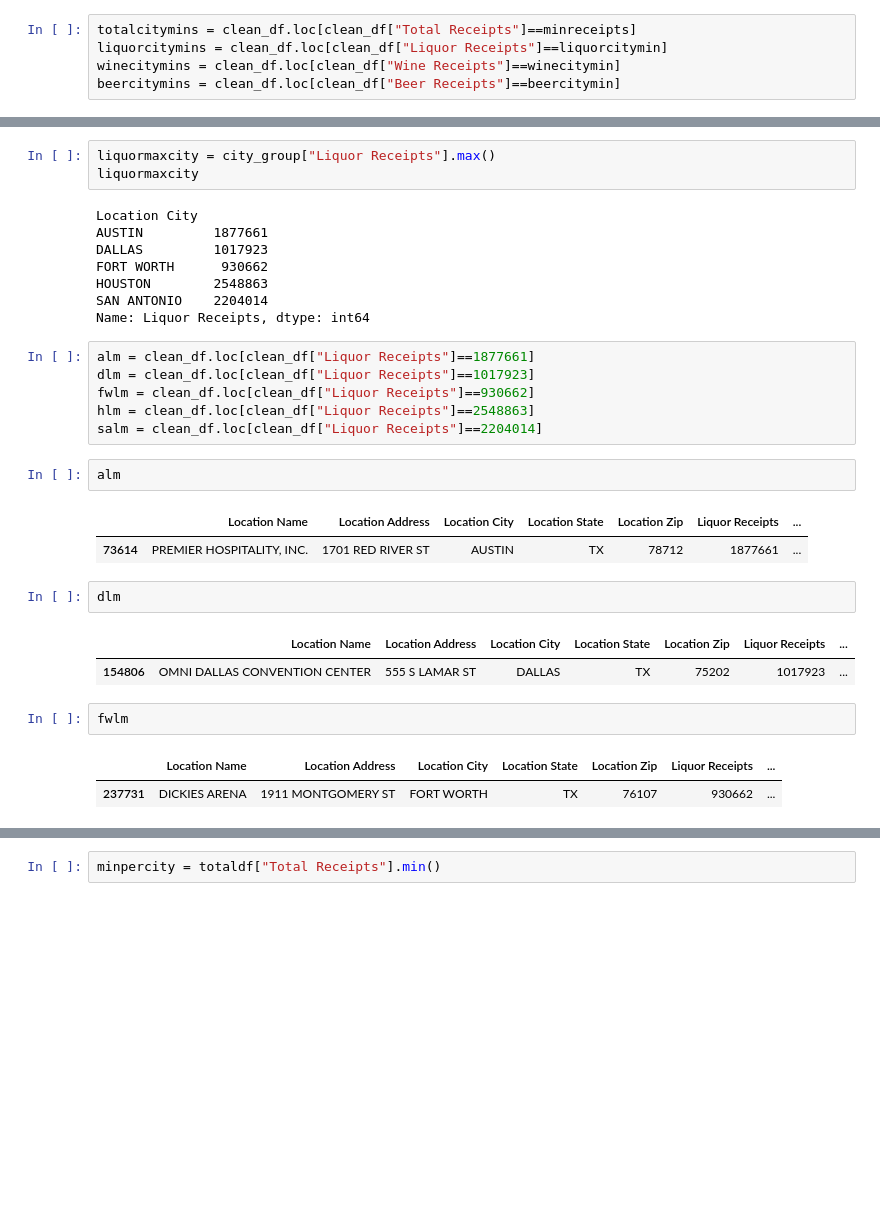
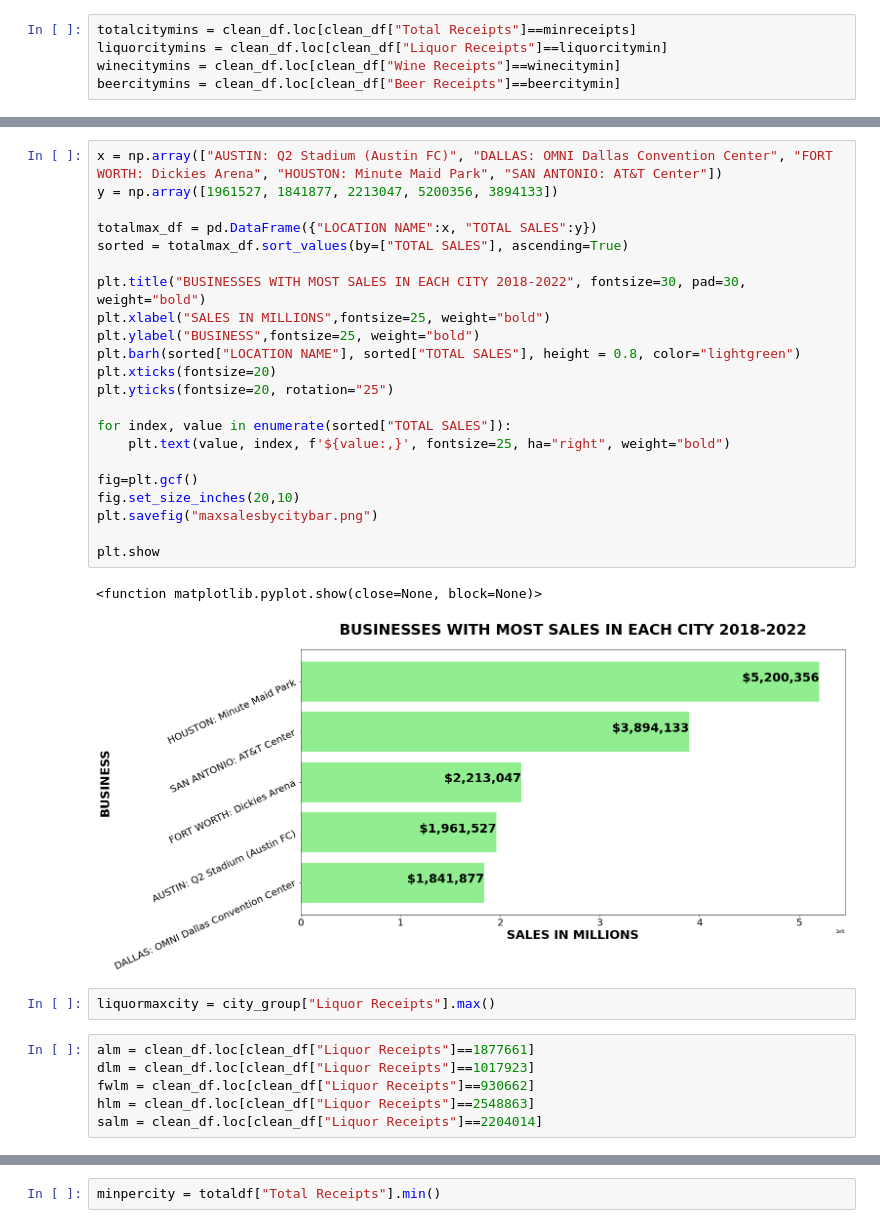
Before and after one commit to DJAMES152/project1, a Jupyter notebook: Untitled.ipynb, the cells around one changed output, grey strips where cells are left out. Saved outputs shown, nothing was run; the diff lists cells and outputs as text; blank space fills up the shorter version.

```diff
--- a/Untitled.ipynb
+++ b/Untitled.ipynb
@@ -256,32 +158,33 @@ satotalmax
+# %%
+x = np.array(["AUSTIN: Q2 Stadium (Austin FC)", "DALLAS: OMNI Dallas Convention Center", "FORT WORTH: Dickies Arena", "HOUSTON: Minute Maid Park", "SAN ANTONIO: AT&T Center"])
+y = np.array([1961527, 1841877, 2213047, 5200356, 3894133])
+
+totalmax_df = pd.DataFrame({"LOCATION NAME":x, "TOTAL SALES":y})
+sorted = totalmax_df.sort_values(by=["TOTAL SALES"], ascending=True)
+
+plt.title("BUSINESSES WITH MOST SALES IN EACH CITY 2018-2022", fontsize=30, pad=30, weight="bold")
+plt.xlabel("SALES IN MILLIONS",fontsize=25, weight="bold")
+plt.ylabel("BUSINESS",fontsize=25, weight="bold")
+plt.barh(sorted["LOCATION NAME"], sorted["TOTAL SALES"], height = 0.8, color="lightgreen")
+plt.xticks(fontsize=20)
+plt.yticks(fontsize=20, rotation="25")
+
+for index, value in enumerate(sorted["TOTAL SALES"]):
+    plt.text(value, index, f'${value:,}', fontsize=25, ha="right", weight="bold")
+
+fig=plt.gcf()
+fig.set_size_inches(20,10)
+plt.savefig("maxsalesbycitybar.png")
+
+plt.show
+# %% [output]
+<function matplotlib.pyplot.show(close=None, block=None)>
+[figure, added]
 # %%
 liquormaxcity = city_group["Liquor Receipts"].max()
-liquormaxcity
-# %% [output]
-Location City
-AUSTIN         1877661
-DALLAS         1017923
-FORT WORTH      930662
-HOUSTON        2548863
-SAN ANTONIO    2204014
-Name: Liquor Receipts, dtype: int64
 # %%
 alm = clean_df.loc[clean_df["Liquor Receipts"]==1877661]
 dlm = clean_df.loc[clean_df["Liquor Receipts"]==1017923]
 fwlm = clean_df.loc[clean_df["Liquor Receipts"]==930662]
 hlm = clean_df.loc[clean_df["Liquor Receipts"]==2548863]
 salm = clean_df.loc[clean_df["Liquor Receipts"]==2204014]
-# %%
-alm
-# %% [output]
-|  | Location Name | Location Address | Location City | Location State | Location Zip | Liquor Receipts | ... |
-| 73614 | PREMIER HOSPITALITY, INC. | 1701 RED RIVER ST | AUSTIN | TX | 78712 | 1877661 | ... |
-# %%
-dlm
-# %% [output]
-|  | Location Name | Location Address | Location City | Location State | Location Zip | Liquor Receipts | ... |
-| 154806 | OMNI DALLAS CONVENTION CENTER | 555 S LAMAR ST | DALLAS | TX | 75202 | 1017923 | ... |
-# %%
-fwlm
-# %% [output]
-|  | Location Name | Location Address | Location City | Location State | Location Zip | Liquor Receipts | ... |
-| 237731 | DICKIES ARENA | 1911 MONTGOMERY ST | FORT WORTH | TX | 76107 | 930662 | ... |
```
Also changed, not shown: parts of 42 cells of this notebook, 4 other files.
